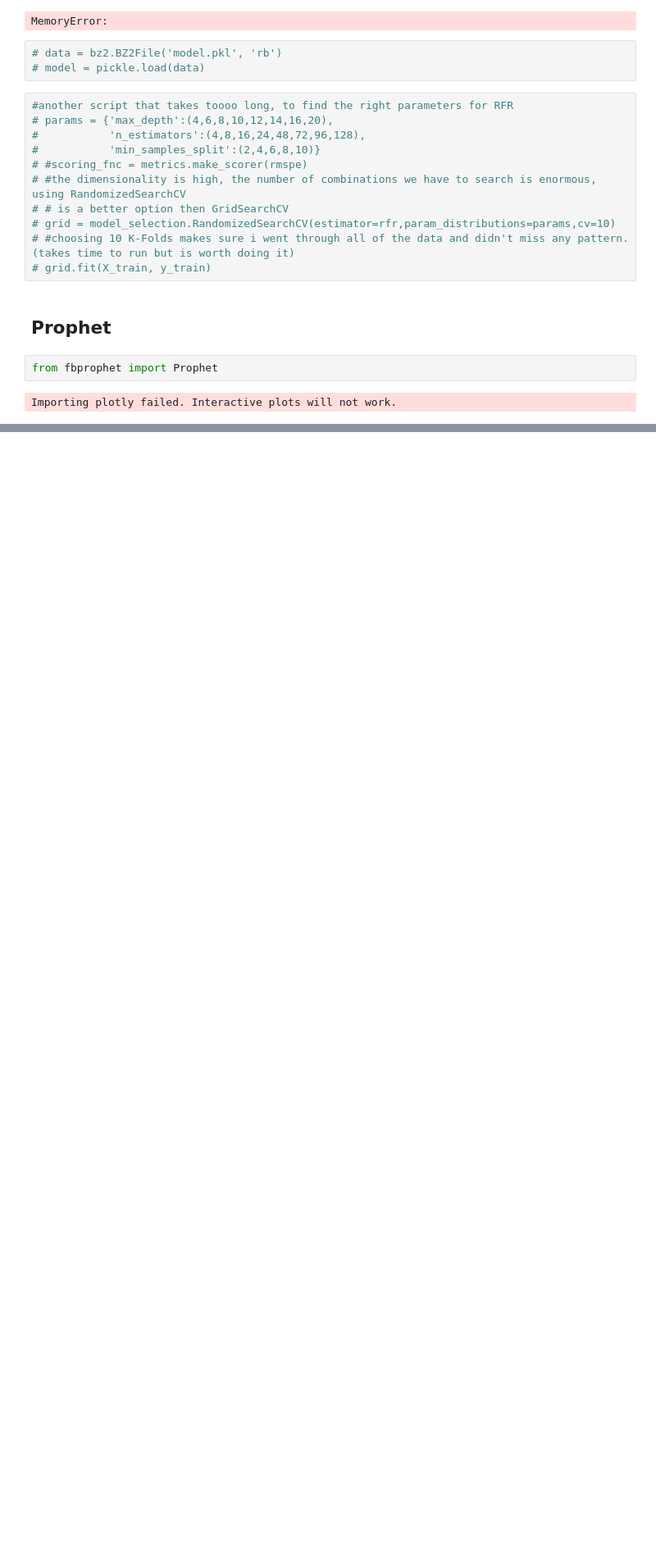
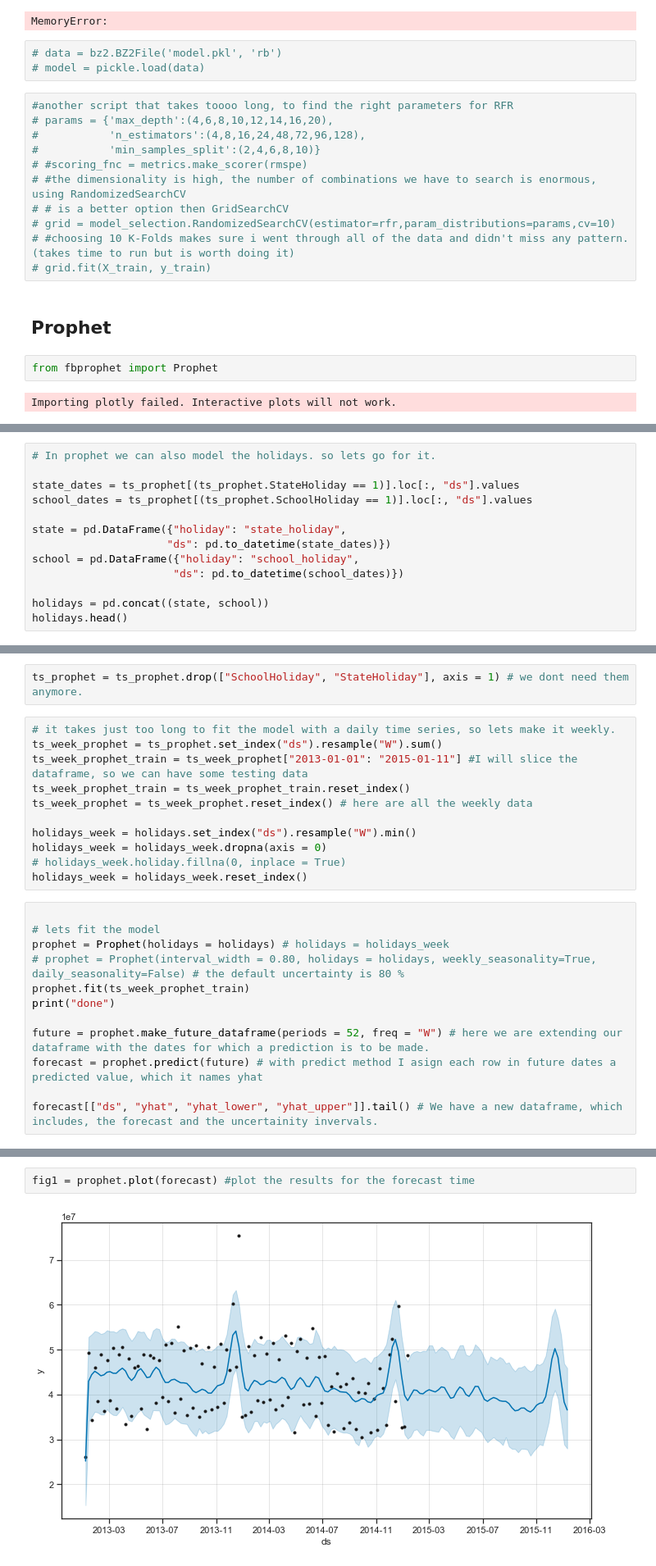
Before and after one commit to comsavvy/Rossman-Sales-Prediction, a Jupyter notebook: Rossman Sales Prediction.ipynb, the cells around one changed output, grey strips where cells are left out. Shown at 82% size. Drawn from its saved outputs; the diff is of its cells as text; blank space fills up the shorter version.

Commit message:
add prophet model and xgboost model

```diff
--- a/Rossman Sales Prediction.ipynb
+++ b/Rossman Sales Prediction.ipynb
@@ -908,0 +947,13 @@ Importing plotly failed. Interactive plots will not work.
+# %%
+# In prophet we can also model the holidays. so lets go for it.
+
+state_dates = ts_prophet[(ts_prophet.StateHoliday == 1)].loc[:, "ds"].values
+school_dates = ts_prophet[(ts_prophet.SchoolHoliday == 1)].loc[:, "ds"].values
+
+state = pd.DataFrame({"holiday": "state_holiday",
+                     "ds": pd.to_datetime(state_dates)})
+school = pd.DataFrame({"holiday": "school_holiday",
+                      "ds": pd.to_datetime(school_dates)})
+
+holidays = pd.concat((state, school))
+holidays.head()
@@ -908,0 +967,25 @@ Importing plotly failed. Interactive plots will not work.
+# %%
+ts_prophet = ts_prophet.drop(["SchoolHoliday", "StateHoliday"], axis = 1) # we dont need them anymore.
+# %%
+# it takes just too long to fit the model with a daily time series, so lets make it weekly.
+ts_week_prophet = ts_prophet.set_index("ds").resample("W").sum()
+ts_week_prophet_train = ts_week_prophet["2013-01-01": "2015-01-11"] #I will slice the dataframe, so we can have some testing data
+ts_week_prophet_train = ts_week_prophet_train.reset_index()
+ts_week_prophet = ts_week_prophet.reset_index() # here are all the weekly data
+
+holidays_week = holidays.set_index("ds").resample("W").min()
+holidays_week = holidays_week.dropna(axis = 0)
+# holidays_week.holiday.fillna(0, inplace = True)
+holidays_week = holidays_week.reset_index()
+# %%
+
+# lets fit the model
+prophet = Prophet(holidays = holidays) # holidays = holidays_week
+# prophet = Prophet(interval_width = 0.80, holidays = holidays, weekly_seasonality=True, daily_seasonality=False) # the default uncertainty is 80 %
+prophet.fit(ts_week_prophet_train)
+print("done")
+
+future = prophet.make_future_dataframe(periods = 52, freq = "W") # here we are extending our dataframe with the dates for which a prediction is to be made.
+forecast = prophet.predict(future) # with predict method I asign each row in future dates a predicted value, which it names yhat
+
+forecast[["ds", "yhat", "yhat_lower", "yhat_upper"]].tail() # We have a new dataframe, which includes, the forecast and the uncertainity invervals.
@@ -908,0 +1002,4 @@ Importing plotly failed. Interactive plots will not work.
+# %%
+fig1 = prophet.plot(forecast) #plot the results for the forecast time
+# %% [output]
+[figure, added]
```
Also changed, not shown: parts of 27 cells of this notebook, 2 other files.
